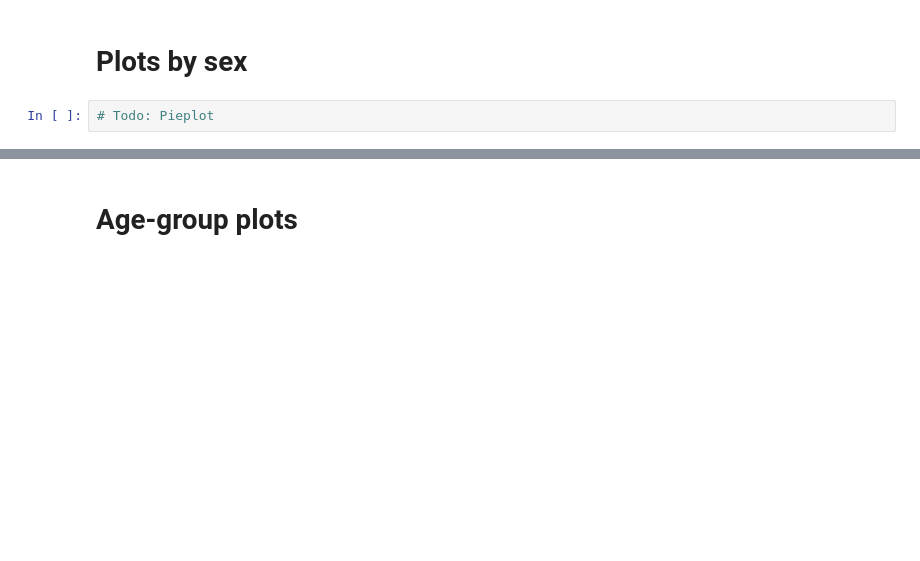
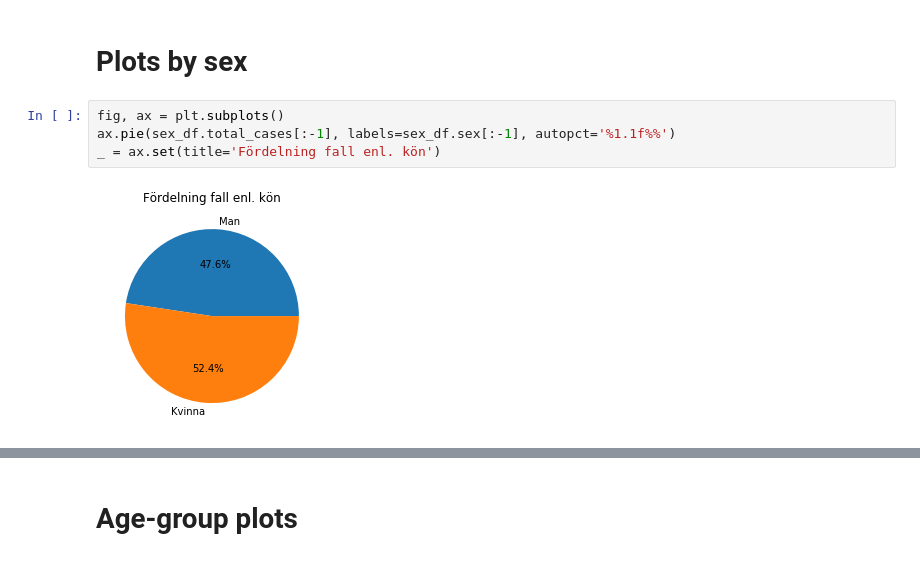
Before and after one commit to vbodell/covid-19, a Jupyter notebook: covid-playground.ipynb, the cells around one changed output, grey strips where cells are left out. Drawn from its saved outputs; the diff is of its cells as text; blank space fills up the shorter version.

```diff
--- a/covid-playground.ipynb
+++ b/covid-playground.ipynb
@@ -136,5 +136,9 @@ Procentuell andel positivt testade av befolkningen: 0.121%
 Ratio dödsfall/positivt testade: 10.6%
 # %% [markdown]
 # Plots by sex
-# %%
-# Todo: Pieplot
+# %%
+fig, ax = plt.subplots()
+ax.pie(sex_df.total_cases[:-1], labels=sex_df.sex[:-1], autopct='%1.1f%%')
+_ = ax.set(title='Fördelning fall enl. kön')
+# %% [output]
+[figure, added]
```
Also changed, not shown: parts of 25 cells of this notebook.
